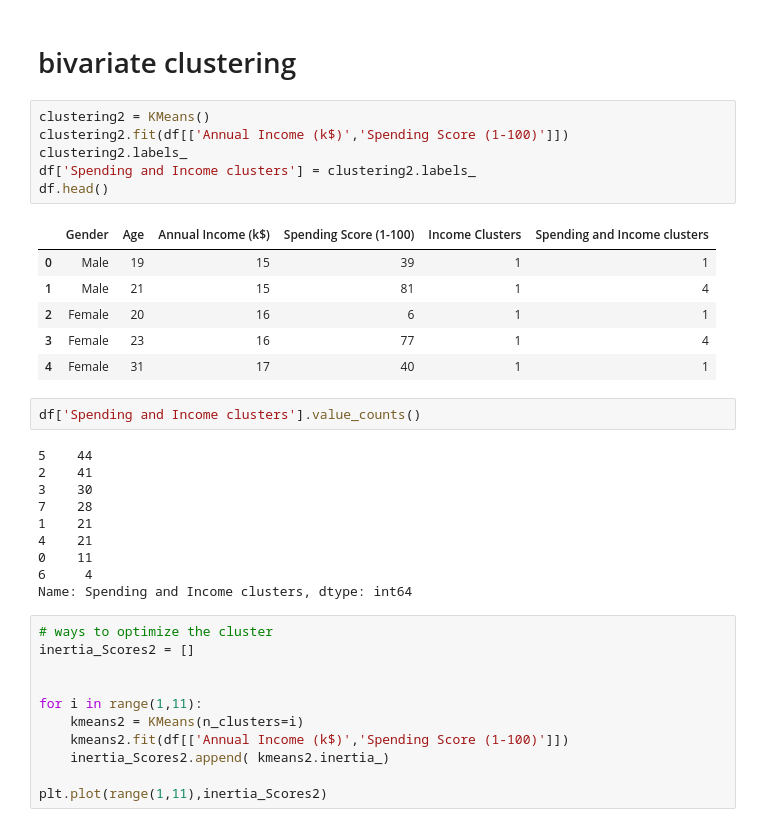
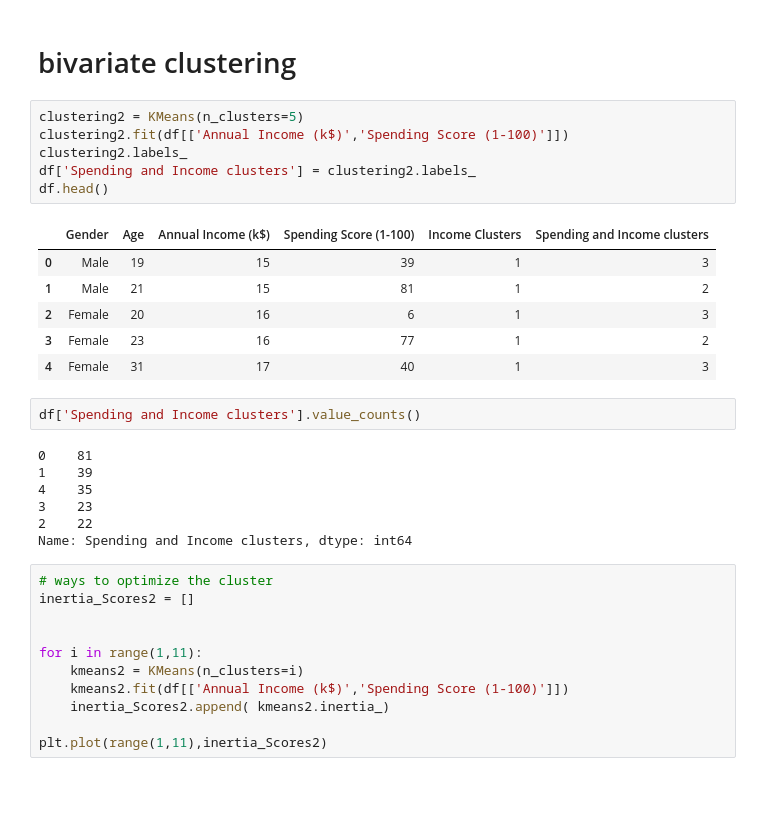
Before and after one commit to drigger091/Customer_segmentation-with-python, a Jupyter notebook: main.ipynb, the cells around one changed output. Drawn from its saved outputs; the diff is of its cells as text; blank space fills up the shorter version.

```diff
--- a/main.ipynb
+++ b/main.ipynb
@@ -270,29 +270,26 @@ df.groupby('Income Clusters')['Age', 'Annual Income (k$)', 'Spending Score (1-10
 # %% [markdown]
 # bivariate clustering
 # %%
-clustering2 = KMeans()
+clustering2 = KMeans(n_clusters=5)
 clustering2.fit(df[['Annual Income (k$)','Spending Score (1-100)']])
 clustering2.labels_
 df['Spending and Income clusters'] = clustering2.labels_
 df.head()
 # %% [output]
 |  | Gender | Age | Annual Income (k$) | Spending Score (1-100) | Income Clusters | Spending and Income clusters |
-| 0 | Male | 19 | 15 | 39 | 1 | 1 |
-| 1 | Male | 21 | 15 | 81 | 1 | 4 |
-| 2 | Female | 20 | 16 | 6 | 1 | 1 |
-| 3 | Female | 23 | 16 | 77 | 1 | 4 |
-| 4 | Female | 31 | 17 | 40 | 1 | 1 |
+| 0 | Male | 19 | 15 | 39 | 1 | 3 |
+| 1 | Male | 21 | 15 | 81 | 1 | 2 |
+| 2 | Female | 20 | 16 | 6 | 1 | 3 |
+| 3 | Female | 23 | 16 | 77 | 1 | 2 |
+| 4 | Female | 31 | 17 | 40 | 1 | 3 |
 # %%
 df['Spending and Income clusters'].value_counts()
 # %% [output]
-5    44
-2    41
-3    30
-7    28
-1    21
-4    21
-0    11
-6     4
+0    81
+1    39
+4    35
+3    23
+2    22
 Name: Spending and Income clusters, dtype: int64
 # %%
 # ways to optimize the cluster
```
Also changed, not shown: parts of 1 cell of this notebook.
